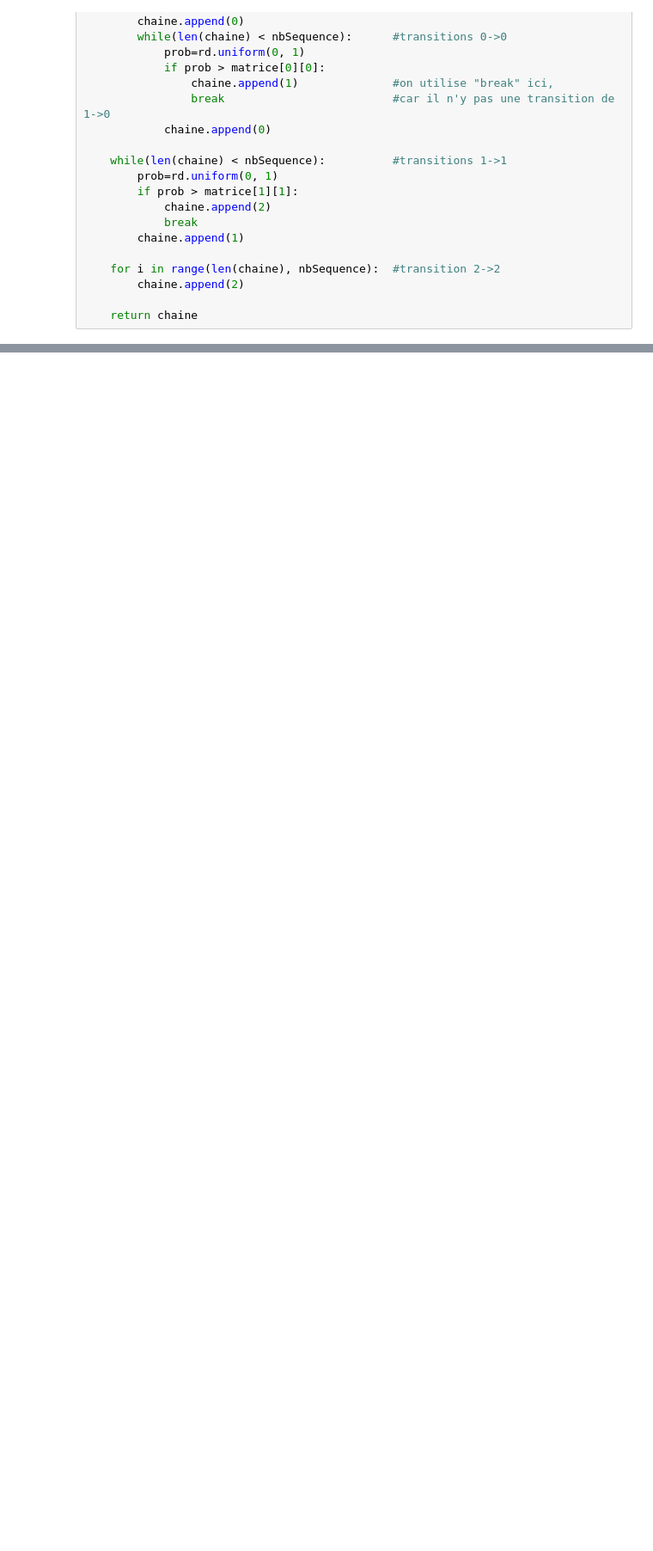
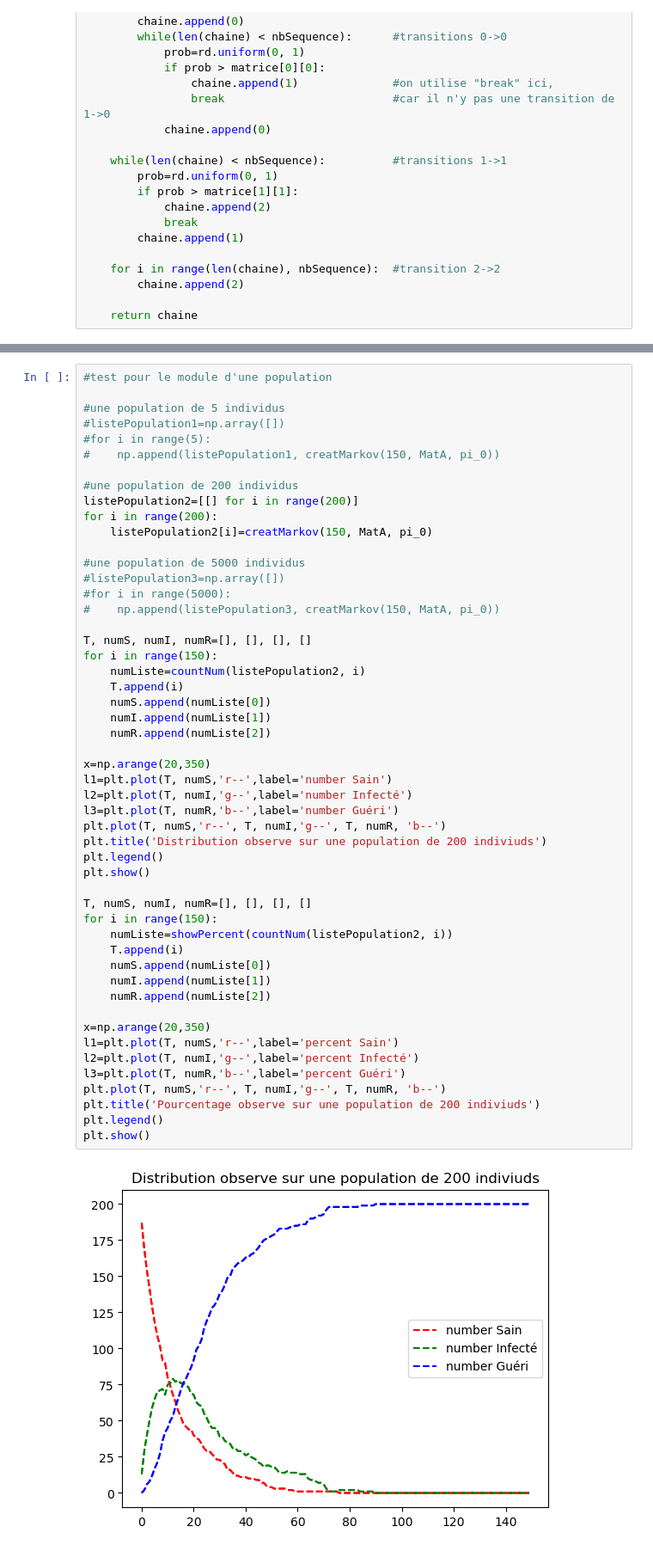
Before and after one commit to ZhouRUNLIN/LU3IN005-STAT-INFO, a Jupyter notebook: Projet3/projet3-IN005.ipynb, the cells around one changed output, grey strips where cells are left out. Shown: that part at 86% size. Saved outputs shown, nothing was run; the diff lists cells and outputs as text; blank space fills up the shorter version.

```diff
--- a/Projet3/projet3-IN005.ipynb
+++ b/Projet3/projet3-IN005.ipynb
@@ -215,0 +247,53 @@ print(creatMarkov(150, MatA, pi_0))
+# %%
+#test pour le module d'une population
+
+#une population de 5 individus
+#listePopulation1=np.array([])
+#for i in range(5):
+#    np.append(listePopulation1, creatMarkov(150, MatA, pi_0))
+
+#une population de 200 individus
+listePopulation2=[[] for i in range(200)]
+for i in range(200):
+    listePopulation2[i]=creatMarkov(150, MatA, pi_0)
+
+#une population de 5000 individus
+#listePopulation3=np.array([])
+#for i in range(5000):
+#    np.append(listePopulation3, creatMarkov(150, MatA, pi_0))
+
+T, numS, numI, numR=[], [], [], []
+for i in range(150):
+    numListe=countNum(listePopulation2, i)
+    T.append(i)
+    numS.append(numListe[0])
+    numI.append(numListe[1])
+    numR.append(numListe[2])
+
+x=np.arange(20,350)
+l1=plt.plot(T, numS,'r--',label='number Sain')
+l2=plt.plot(T, numI,'g--',label='number Infecté')
+l3=plt.plot(T, numR,'b--',label='number Guéri')
+plt.plot(T, numS,'r--', T, numI,'g--', T, numR, 'b--')
+plt.title('Distribution observe sur une population de 200 indiviuds')
+plt.legend()
+plt.show()
+
+T, numS, numI, numR=[], [], [], []
+for i in range(150):
+    numListe=showPercent(countNum(listePopulation2, i))
+    T.append(i)
+    numS.append(numListe[0])
+    numI.append(numListe[1])
+    numR.append(numListe[2])
+
+x=np.arange(20,350)
+l1=plt.plot(T, numS,'r--',label='percent Sain')
+l2=plt.plot(T, numI,'g--',label='percent Infecté')
+l3=plt.plot(T, numR,'b--',label='percent Guéri')
+plt.plot(T, numS,'r--', T, numI,'g--', T, numR, 'b--')
+plt.title('Pourcentage observe sur une population de 200 indiviuds')
+plt.legend()
+plt.show()
+# %% [output]
+[figure, added]
```
Also changed, not shown: parts of 8 cells of this notebook.
